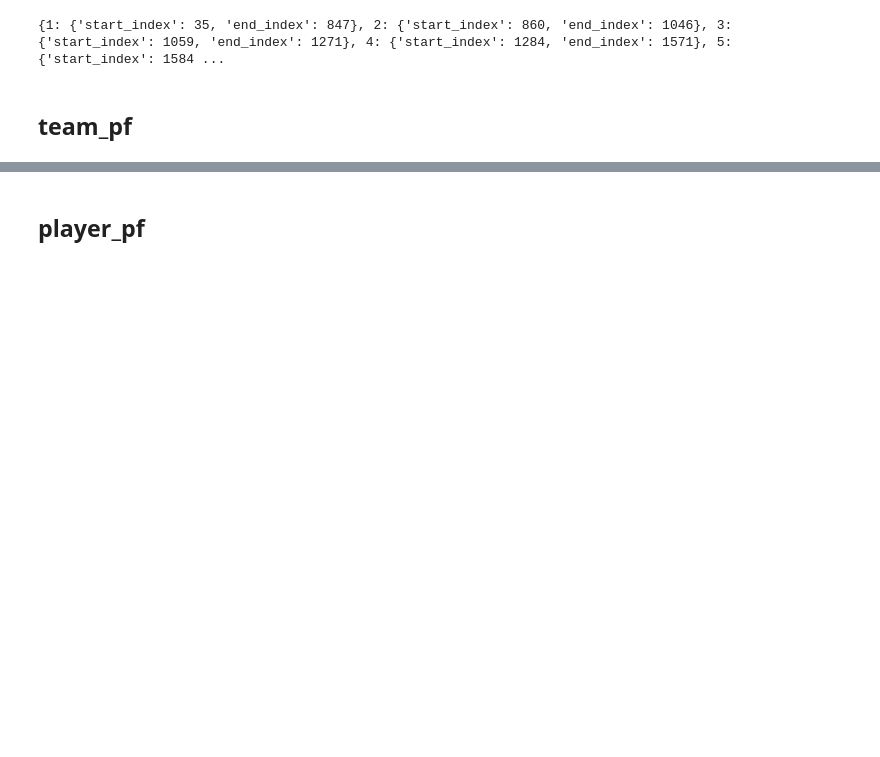
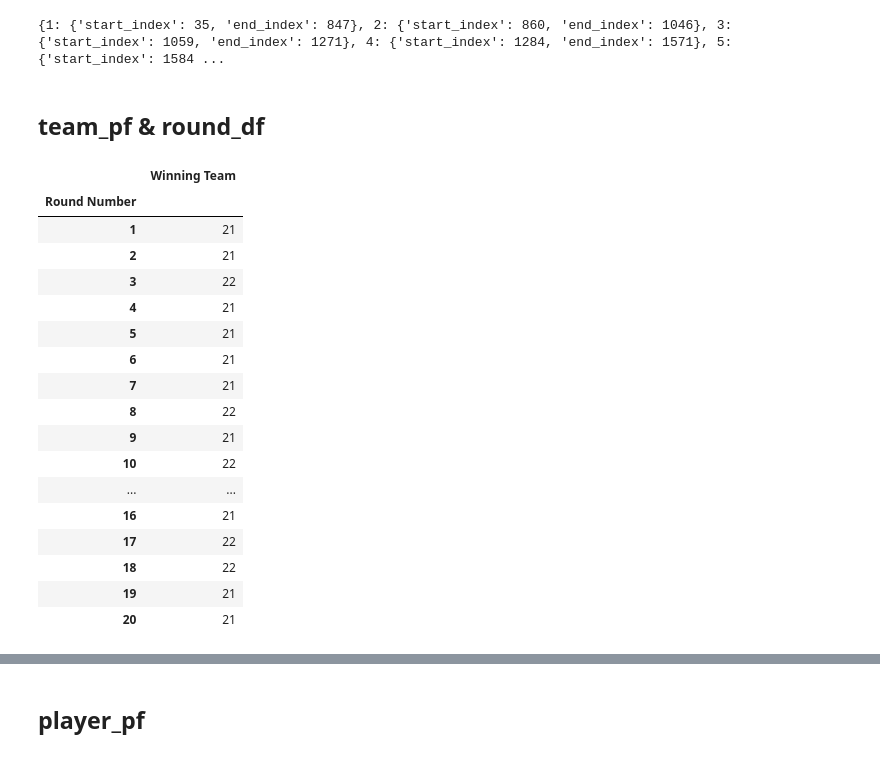
Before and after one commit to gunbux/hack_vct, a Jupyter notebook: analysis/data_cleaning.ipynb, the cells around one changed output, grey strips where cells are left out. Saved outputs shown, nothing was run; the diff lists cells and outputs as text; code cells hidden in the pictures; blank space fills up the shorter version.

```diff
--- a/analysis/data_cleaning.ipynb
+++ b/analysis/data_cleaning.ipynb
@@ -44,7 +44,7 @@ print(rounds_dict)
 # %% [output]
 {1: {'start_index': 35, 'end_index': 847}, 2: {'start_index': 860, 'end_index': 1046}, 3: {'start_index': 1059, 'end_index': 1271}, 4: {'start_index': 1284, 'end_index': 1571}, 5: {'start_index': 1584 ...
 # %% [markdown]
-## team_pf
+## team_pf & round_df
 # %%
 winlossdata = raw_data['gameDecided'].dropna().values[0]
 
@@ -97,3 +151,24 @@ team_pf = pd.DataFrame(all_team_metrics)
+# %%
+round_df
+# %% [output]
+|  | Winning Team |
+| Round Number |  |
+| 1 | 21 |
+| 2 | 21 |
+| 3 | 22 |
+| 4 | 21 |
+| 5 | 21 |
+| 6 | 21 |
+| 7 | 21 |
+| 8 | 22 |
+| 9 | 21 |
+| 10 | 22 |
+| ... | ... |
+| 16 | 21 |
+| 17 | 22 |
+| 18 | 22 |
+| 19 | 21 |
+| 20 | 21 |
 # %%
 team_pf
 # %% [output]
```
Also changed, not shown: parts of 11 cells of this notebook.
